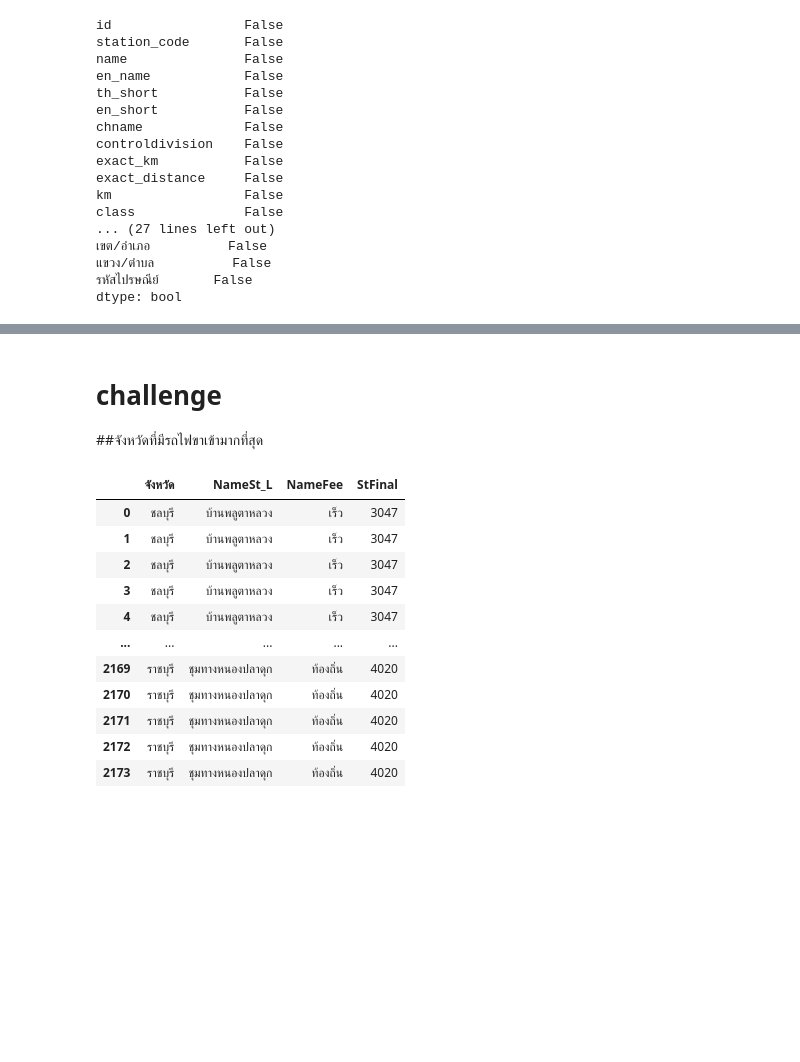
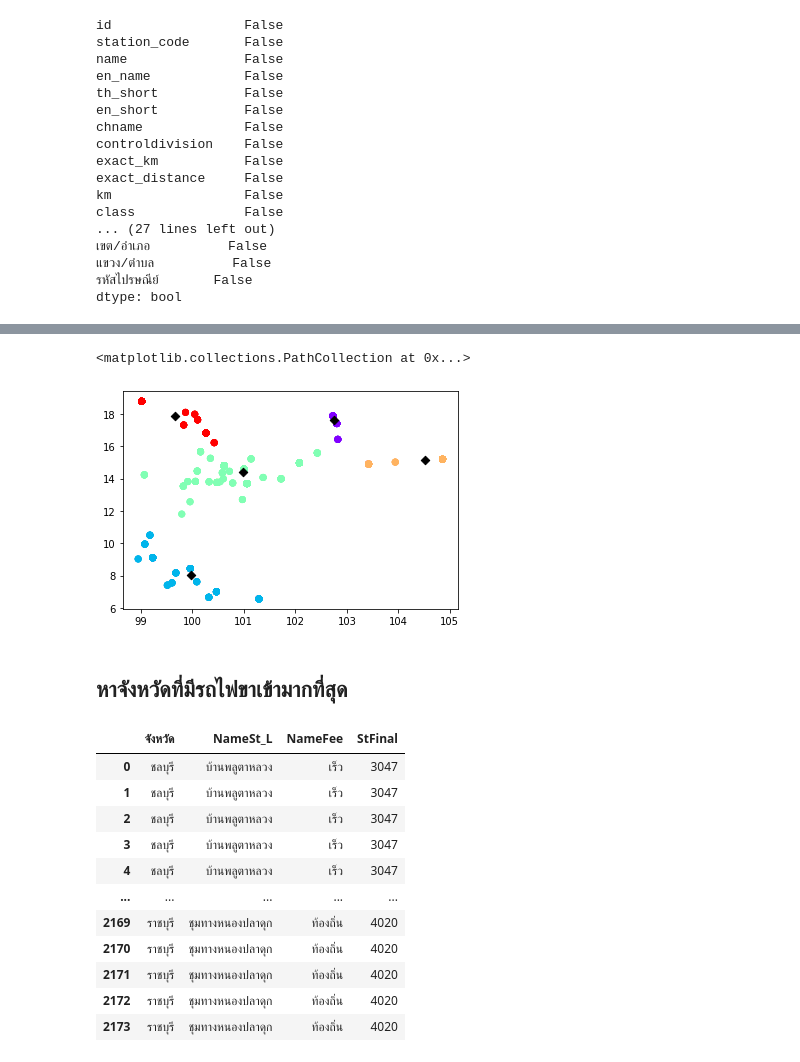
Before and after one commit to ThanikPimpiban/DWDM21, a Jupyter notebook: Project_final.ipynb, the cells around one changed output, grey strips where cells are left out. Saved outputs shown, nothing was run; the diff lists cells and outputs as text; code cells hidden in the pictures; blank space fills up the shorter version.

```diff
--- a/Project_final.ipynb
+++ b/Project_final.ipynb
@@ -497,6 +550,16 @@ dtype: bool
+# %%
+###ทำการเพิ่ม column ชื่อ Cluster ที่ได้ระบุกลุ่มแล้ว ลงในตาราง merged_4_tables
+data_with_clusters = merged_4_tables.copy()
+data_with_clusters['Clusters'] = identified_clusters
+
+## plot กราฟ แสดงกลุ่ม cluster
+plt.scatter(data_with_clusters['X'],data_with_clusters['Y'],c=data_with_clusters['Clusters'],cmap='rainbow' ,alpha=0.5)
+plt.scatter(model.cluster_centers_[:,0] ,model.cluster_centers_[:,1] ,c='black',alpha=1 ,marker='D')
+# %% [output]
+<matplotlib.collections.PathCollection at 0x...>
+[figure, added]
 # %% [markdown]
-# challenge
-##จังหวัดที่มีรถไฟขาเข้ามากที่สุด
+## **หาจังหวัดที่มีรถไฟขาเข้ามากที่สุด**
 # %%
 data = merged_4_tables[['จังหวัด','NameSt_L','NameFee','StFinal']] ##เลือกคอลัมน์ที่ต้องการ
 data ##แสดงข้อมูลของตารางที่เลือก
```
Also changed, not shown: parts of 15 cells of this notebook.
